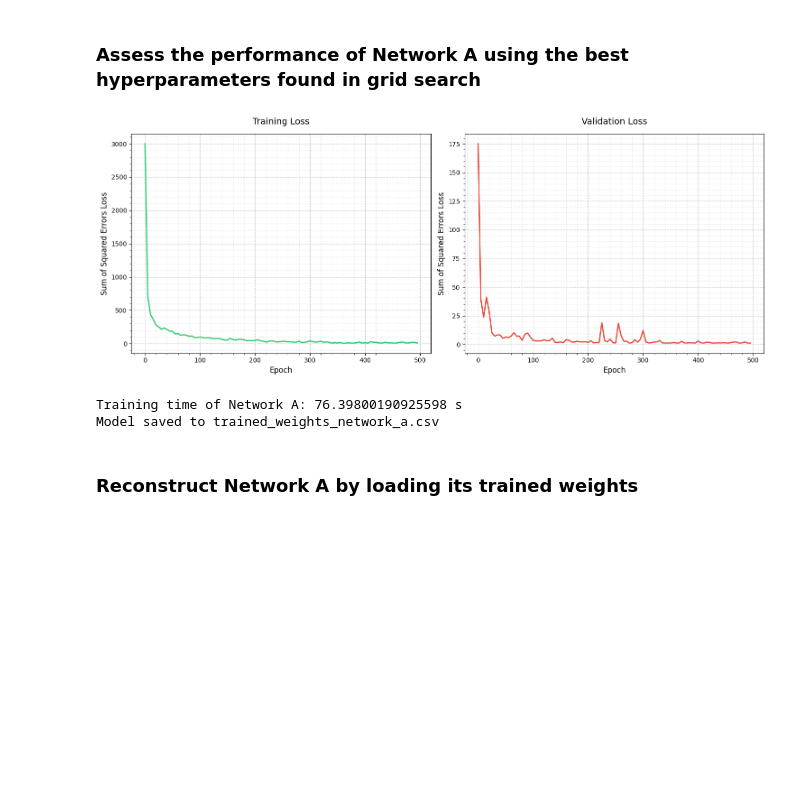
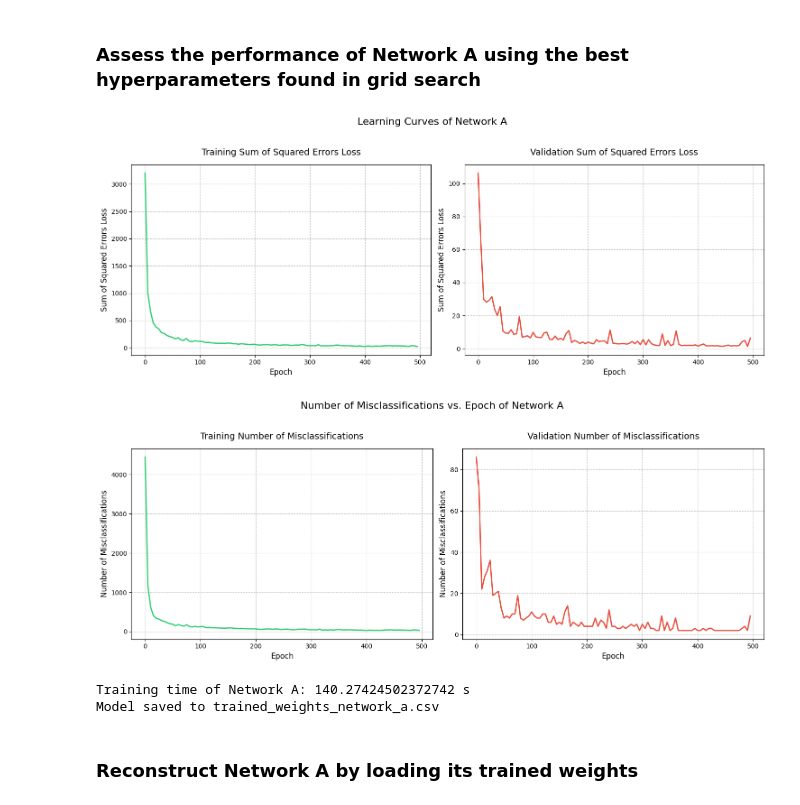
Before and after one commit to lendl-uy/ai201, a Jupyter notebook: programming_hw_3/ai201_pa3_ann_jan_lendl_uy.ipynb, the cells around one changed output. Saved outputs shown, nothing was run; the diff lists cells and outputs as text; code cells hidden in the pictures; blank space fills up the shorter version.

```diff
--- a/programming_hw_3/ai201_pa3_ann_jan_lendl_uy.ipynb
+++ b/programming_hw_3/ai201_pa3_ann_jan_lendl_uy.ipynb
@@ -155,6 +159,7 @@ class Logistic():
     """Logistic/sigmoid activation function: sigma(x) = 1/(1 + exp(-ax))"""
 
     def __init__(self, a=1.0):
+        self.name = "logistic"
         self.a = a
         self.output = None
         self.input = None
@@ -165,7 +170,6 @@ class Logistic():
         return self.output
 
     def backward(self):
-        # derivative = a * σ(ax)(1 - σ(ax))
         derivative = self.a * self.output * (1 - self.output)
         return derivative
 
@@ -173,20 +177,18 @@ class Tanh():
     """Hyperbolic tangent activation function: sigma(x) = a*tanh(bx)"""
 
     def __init__(self, a=1.0, b=1.0):
+        self.name = "tanh"
         self.a = a
         self.b = b
         self.output = None
         self.input = None
 
     def forward(self, x):
-        """Forward pass of tanh function"""
         self.input = x
         self.output = self.a * np.tanh(self.b * x)
         return self.output
 
     def backward(self):
-        """Backward pass of tanh function"""
-        # derivative = a * b * (1 - tanh²(bx))
         derivative = self.b / self.a * (self.a - self.output) * (self.a + self.output)
         return derivative
 
@@ -194,18 +196,17 @@ class LeakyReLU():
     """Leaky ReLU activation function: sigma(x) = max(ax, x)"""
 
     def __init__(self, a=0.01):
+        self.name = "leaky_relu"
         self.a = a
         self.output = None
         self.input = None
 
     def forward(self, x):
-        """Forward pass of Leaky ReLU"""
         self.input = x
         self.output = np.where(x > 0, x, self.a * x)
         return self.output
 
     def backward(self):
-        """Backward pass of Leaky ReLU"""
         derivative = np.where(self.input > 0, 1, self.a)
         return derivative
 # %% [markdown]
@@ -598,7 +587,7 @@ class MLP:
 Inspired by the idea of saving and loading of model architecture and its parameters in PyTorch. Model architecture is saved as a state dictionary that is included in the .csv file that stores model state. Similarly, loading the model involves validating the architectural configuration of the model from the state dictionary then setting the weights of the loaded model with the parameters saved in the .csv file.
 # %%
 def state_dict(model):
-    """Returns a dictionary containing a whole state of the module."""
+    """Returns a dictionary containing a whole state of the model."""
     return {
         # Model weights
         "linear1.weight": model.linear_block_1.weights.copy(),
@@ -800,7 +841,7 @@ def grid_search_mlp(X_train, y_train, X_val, y_val, param_grid, n_epochs=500):
                 )
 
                 # Train the model
-                model.train(X_train, y_train, X_val, y_val, n_epochs=n_epochs, suppress_plot=True)
+                model.train(X_train, y_train, X_val, y_val, n_epochs=n_epochs)
 
                 # Get predictions
                 val_pred = model.forward(X_val)
@@ -833,8 +874,8 @@ def grid_search_mlp(X_train, y_train, X_val, y_val, param_grid, n_epochs=500):
 # Parameter grid to be used for search
 param_grid = {
     "learning_rate": [1e-4, 1e-3, 5e-3],
-    "momentum": [0.85, 0.9, 0.95],
-    "hidden_sizes": [[32, 32], [64, 64]],
+    "momentum": [0.9, 0.92],
+    "hidden_sizes": [[64, 64], [128, 128]],
 }
 
 # Perform grid search
@@ -872,29 +913,32 @@ Best validation accuracy: 1.00000
 # %%
 input_size = X_train.shape[1]
 output_size = y_train.shape[1]
 network_a_activations=[Tanh(a=1.716, b=2/3),
              Tanh(a=1.716, b=2/3),
              Logistic(a=2.0)]
 
 network_a = MLP(
                 learning_rate=best_params["learning_rate"],
                 momentum=best_params["momentum"],
                 input_size=input_size,
                 output_size=output_size,
                 hidden_sizes=best_params["hidden_sizes"],
                 activations=network_a_activations
             )
 
 # Train Network A and get the training time
 start_time = time.time()
 network_a.train(X_train, y_train, X_val, y_val, n_epochs=500)
+get_learning_curves(network_a.training_losses, network_a.validation_losses, "Learning Curves of Network A")
+get_misclassification_plot(network_a.training_misclassification, network_a.validation_misclassification, "Number of Misclassifications vs. Epoch of Network A")
 print(f"Training time of Network A: {time.time() - start_time} s")
 
 # Save the trained weights of Network A
 save_model(network_a, NETWORK_A_WEIGHTS)
 # %% [output]
-[figure, old version]
+[figure, new version]
+[figure, added]
-Training time of Network A: 76.39800190925598 s
+Training time of Network A: 140.27424502372742 s
 Model saved to trained_weights_network_a.csv
 # %% [markdown]
 ### Reconstruct Network A by loading its trained weights
```
Also changed, not shown: parts of 16 cells of this notebook, 9 other files.
